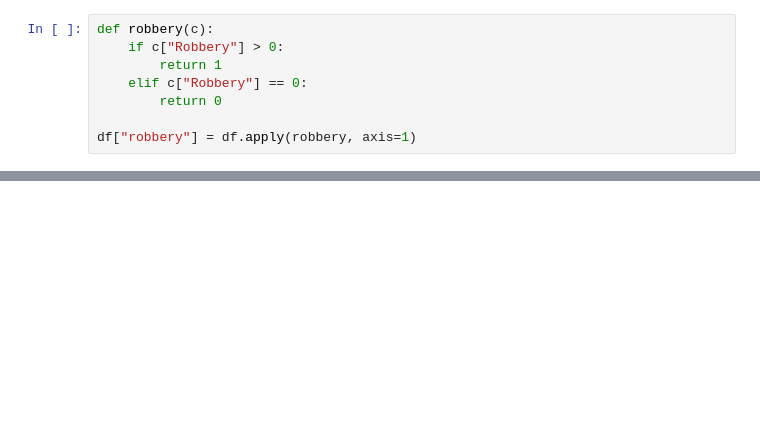
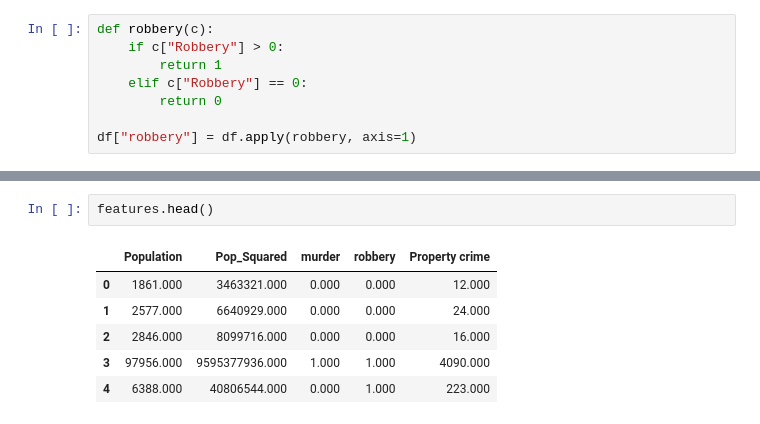
Before and after one commit to jtillis0317/Drills-and-Projects, a Jupyter notebook: Drill - Prepare the Data - Unit 2, Lesson 4, Project 2.ipynb, the cells around one changed output, grey strips where cells are left out. Drawn from its saved outputs; the diff is of its cells as text; blank space fills up the shorter version.

```diff
--- a/Drill - Prepare the Data - Unit 2, Lesson 4, Project 2.ipynb
+++ b/Drill - Prepare the Data - Unit 2, Lesson 4, Project 2.ipynb
@@ -167,0 +225,9 @@ plt.boxplot(df["Population"])
+# %%
+features.head()
+# %% [output]
+|  | Population | Pop_Squared | murder | robbery | Property crime |
+| 0 | 1861.000 | 3463321.000 | 0.000 | 0.000 | 12.000 |
+| 1 | 2577.000 | 6640929.000 | 0.000 | 0.000 | 24.000 |
+| 2 | 2846.000 | 8099716.000 | 0.000 | 0.000 | 16.000 |
+| 3 | 97956.000 | 9595377936.000 | 1.000 | 1.000 | 4090.000 |
+| 4 | 6388.000 | 40806544.000 | 0.000 | 1.000 | 223.000 |
```
Also changed, not shown: parts of 7 cells of this notebook.
